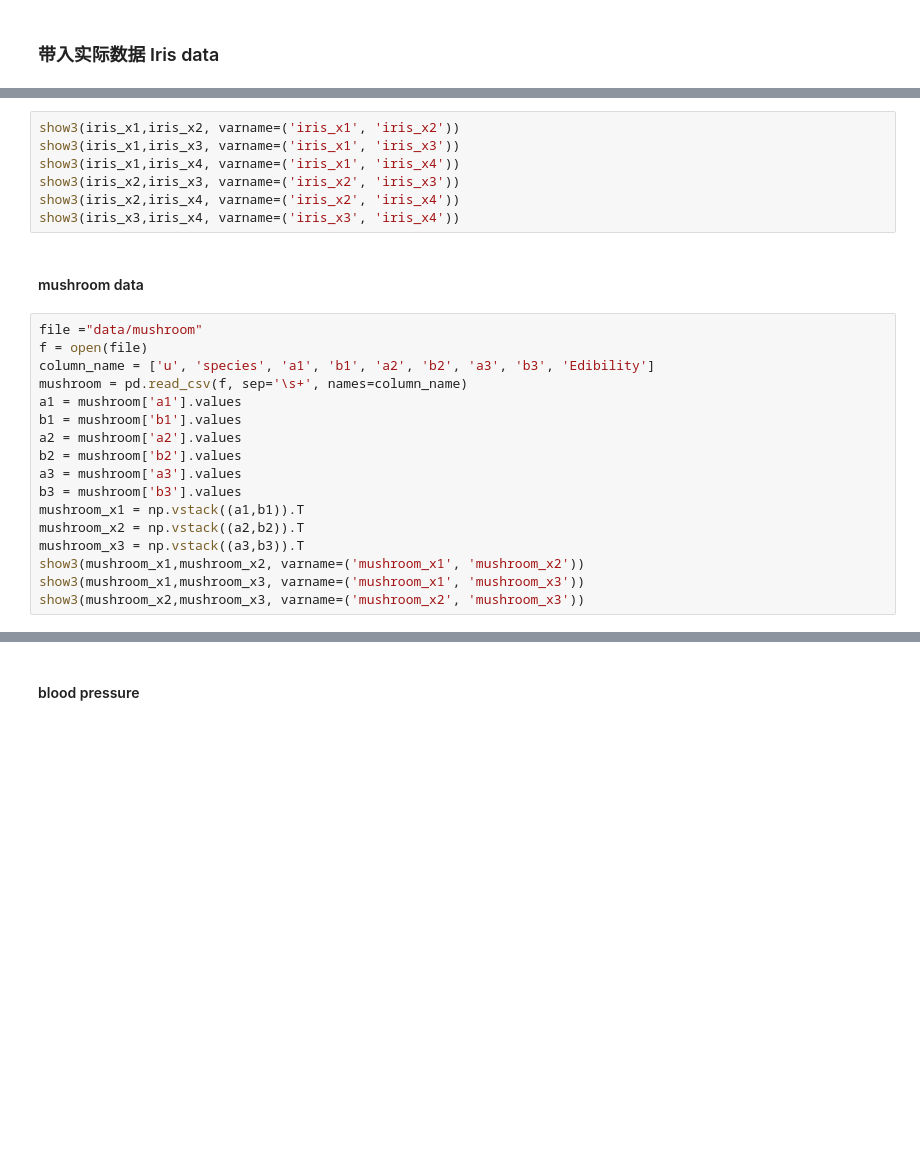
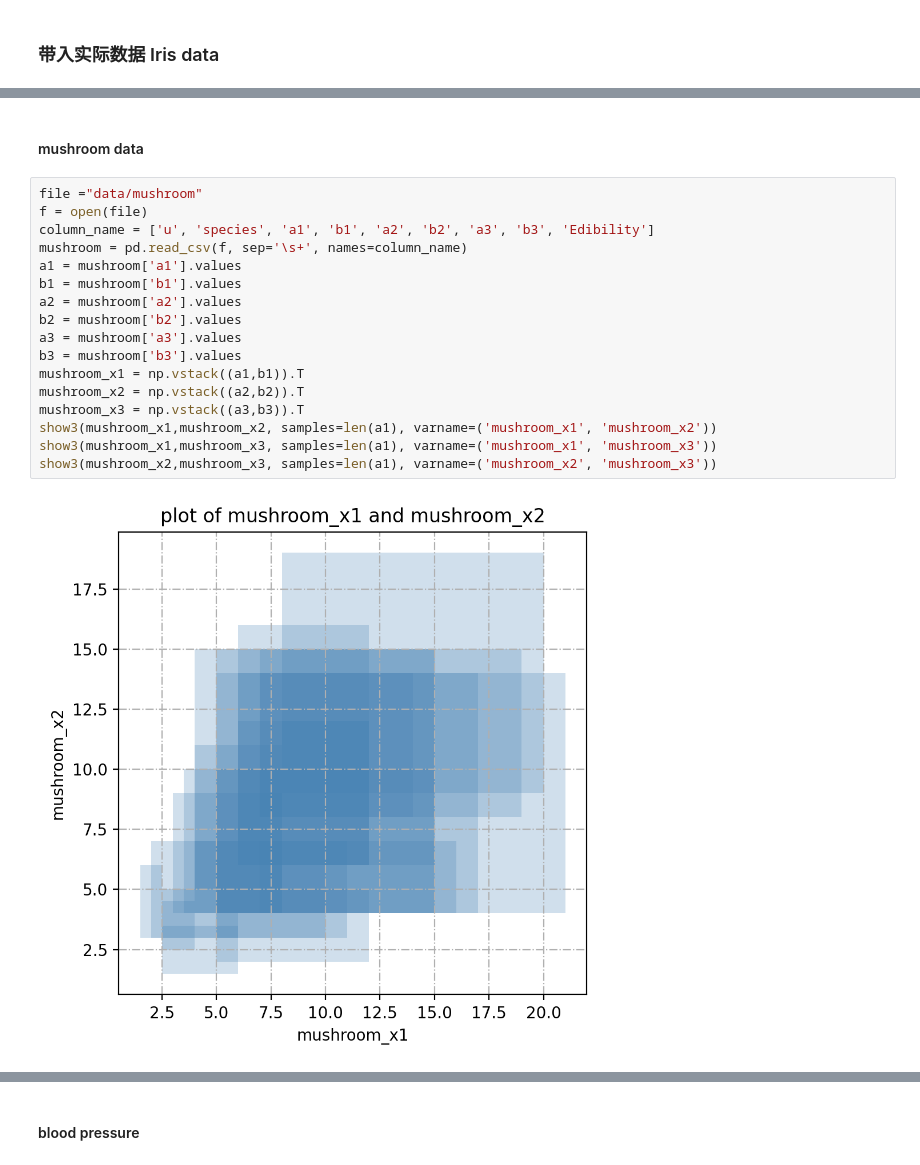
Before and after one commit to kxlkxl1999/ZKRP, a Jupyter notebook: regression.ipynb, the cells around one changed output, grey strips where cells are left out. Cells and saved outputs as stored; diff of their text form; blank space fills up the shorter version.

```diff
--- a/regression.ipynb
+++ b/regression.ipynb
@@ -803,26 +817,21 @@ iris_x4 = np.vstack((a4,b4)).T
-# %%
-show3(iris_x1,iris_x2, varname=('iris_x1', 'iris_x2'))
-show3(iris_x1,iris_x3, varname=('iris_x1', 'iris_x3'))
-show3(iris_x1,iris_x4, varname=('iris_x1', 'iris_x4'))
-show3(iris_x2,iris_x3, varname=('iris_x2', 'iris_x3'))
-show3(iris_x2,iris_x4, varname=('iris_x2', 'iris_x4'))
-show3(iris_x3,iris_x4, varname=('iris_x3', 'iris_x4'))
 # %% [markdown]
 #### mushroom data
 # %%
 file ="data/mushroom"
 f = open(file)
 column_name = ['u', 'species', 'a1', 'b1', 'a2', 'b2', 'a3', 'b3', 'Edibility']
 mushroom = pd.read_csv(f, sep='\s+', names=column_name)
 a1 = mushroom['a1'].values
 b1 = mushroom['b1'].values
 a2 = mushroom['a2'].values
 b2 = mushroom['b2'].values
 a3 = mushroom['a3'].values
 b3 = mushroom['b3'].values
 mushroom_x1 = np.vstack((a1,b1)).T
 mushroom_x2 = np.vstack((a2,b2)).T
 mushroom_x3 = np.vstack((a3,b3)).T
-show3(mushroom_x1,mushroom_x2, varname=('mushroom_x1', 'mushroom_x2'))
-show3(mushroom_x1,mushroom_x3, varname=('mushroom_x1', 'mushroom_x3'))
-show3(mushroom_x2,mushroom_x3, varname=('mushroom_x2', 'mushroom_x3'))
+show3(mushroom_x1,mushroom_x2, samples=len(a1), varname=('mushroom_x1', 'mushroom_x2'))
+show3(mushroom_x1,mushroom_x3, samples=len(a1), varname=('mushroom_x1', 'mushroom_x3'))
+show3(mushroom_x2,mushroom_x3, samples=len(a1), varname=('mushroom_x2', 'mushroom_x3'))
+# %% [output]
+[figure, added]
```
Also changed, not shown: parts of 6 cells of this notebook, 1 other file.
